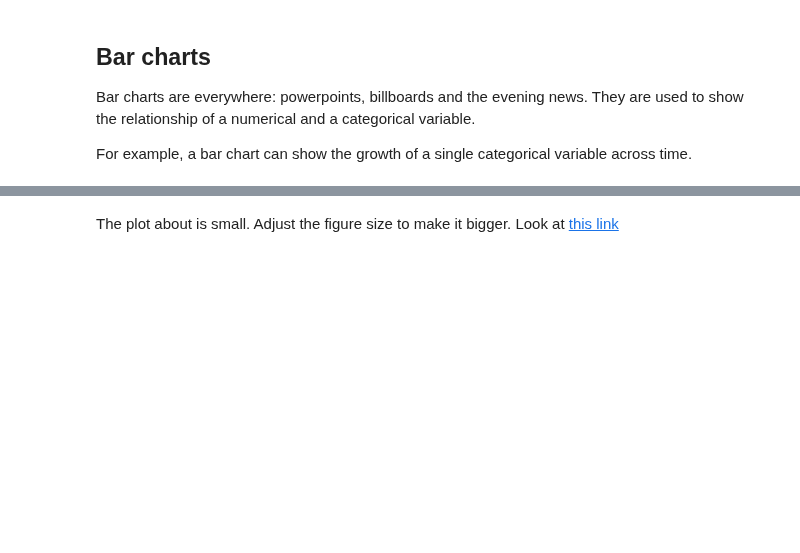
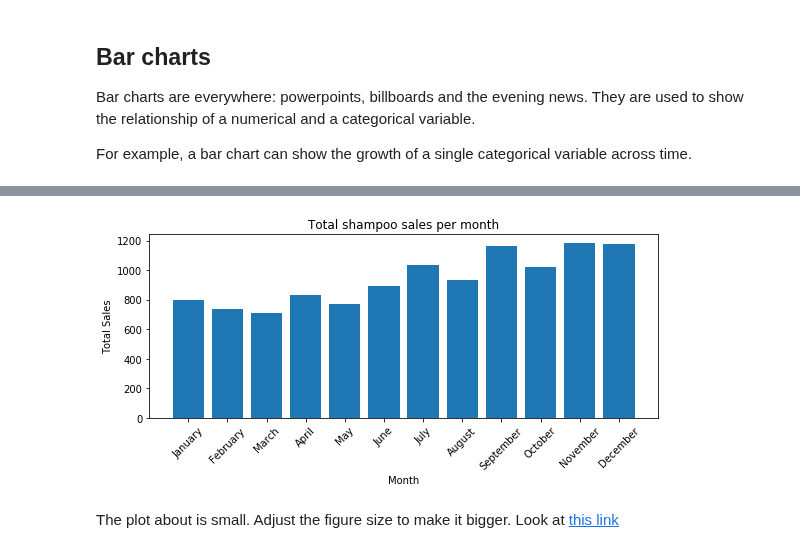
Before and after one commit to lecritch/data_viz_chi_sea_ds_051120, a Jupyter notebook: matplotlib.ipynb, the cells around one changed output, grey strips where cells are left out. Saved outputs shown, nothing was run; the diff lists cells and outputs as text; code cells hidden in the pictures; blank space fills up the shorter version.

```diff
--- a/matplotlib.ipynb
+++ b/matplotlib.ipynb
@@ -247,11 +331,14 @@ total_sales_per_month
 # %%
+plt.figure(figsize=(8,4))
 plt.bar(x = list(total_sales_per_month.index), height=total_sales_per_month.values.flatten())
 plt.xticks(ticks = range(0,12), labels=months)
 plt.xticks(rotation=45)
 plt.title('Total shampoo sales per month')
-plt.xlabel('Total Sales')
-plt.ylabel('Month')
+plt.xlabel('Month')
+plt.ylabel('Total Sales')
 plt.tight_layout()
+# %% [output]
+[figure, added]
 # %% [markdown]
 The plot about is small. Adjust the figure size to make it bigger.
 Look at [this link](https://stackoverflow.com/questions/332289/how-do-you-change-the-size-of-figures-drawn-with-matplotlib)
```
Also changed, not shown: parts of 22 cells of this notebook, 2 other files.
